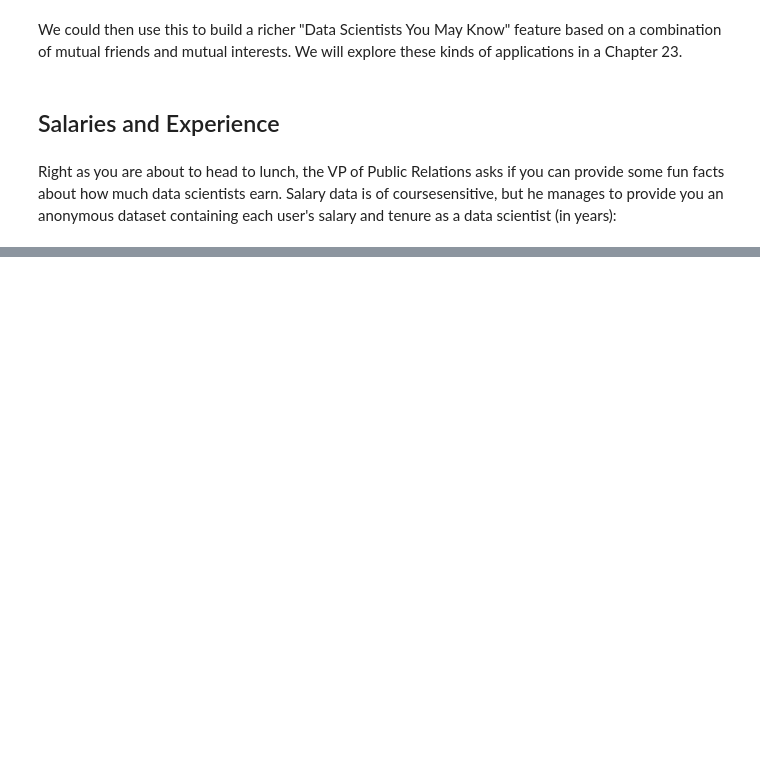
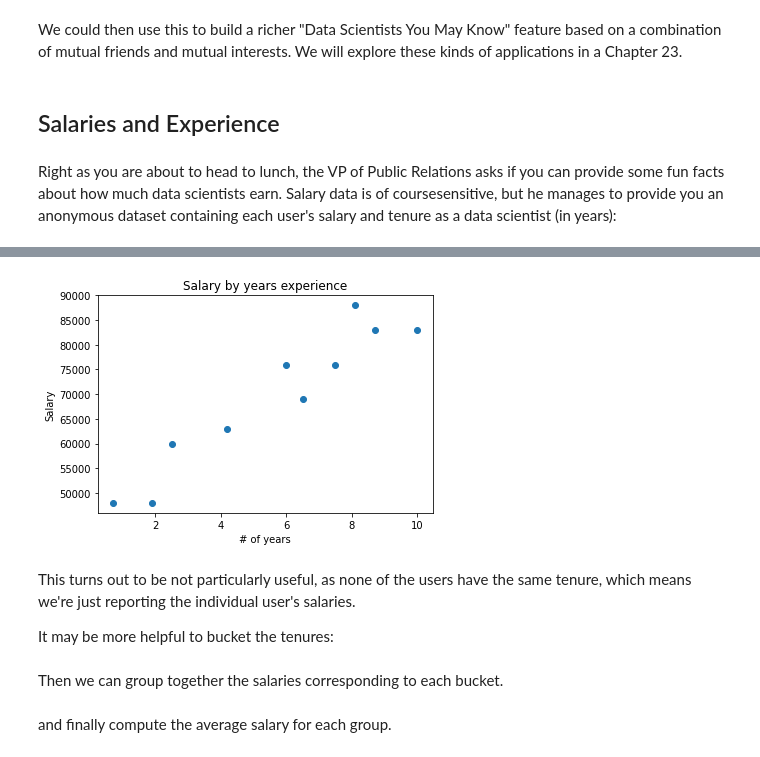
Before and after one commit to Tower5954/Data-Science-from-Scratch, a Jupyter notebook: Chapter 1 - Introduction.ipynb, the cells around one changed output, grey strips where cells are left out. Cells and saved outputs as stored; diff of their text form; code cells hidden in the pictures; blank space fills up the shorter version.

```diff
--- a/Chapter 1 - Introduction.ipynb
+++ b/Chapter 1 - Introduction.ipynb
@@ -300,0 +342,18 @@ salaries_and_tenures = [(83000, 8.7), (88000, 8.1),
+# %%
+from matplotlib import pyplot as plt
+
+years = [0.7, 1.9, 2.5, 4.2, 6, 6.5, 7.5, 8.1, 8.7, 10]
+salary = [48000, 48000, 60000, 63000, 76000, 69000, 76000, 88000, 83000, 83000]
+
+plt.scatter(years, salary)
+
+plt.title('Salary by years experience')
+plt.xlabel('# of years')
+plt.ylabel('Salary')
+plt.show();
+# %% [output]
+[figure, added]
+# %% [markdown]
+This turns out to be not particularly useful, as none of the users have the same tenure, which means we're just reporting the individual user's salaries.
+
+It may be more helpful to bucket the tenures:
@@ -300,0 +368,2 @@ salaries_and_tenures = [(83000, 8.7), (88000, 8.1),
+# %% [markdown]
+Then we can group together the salaries corresponding to each bucket.
@@ -300,0 +378,2 @@ salaries_and_tenures = [(83000, 8.7), (88000, 8.1),
+# %% [markdown]
+and finally compute the average salary for each group.
```
Also changed, not shown: parts of 17 cells of this notebook.
